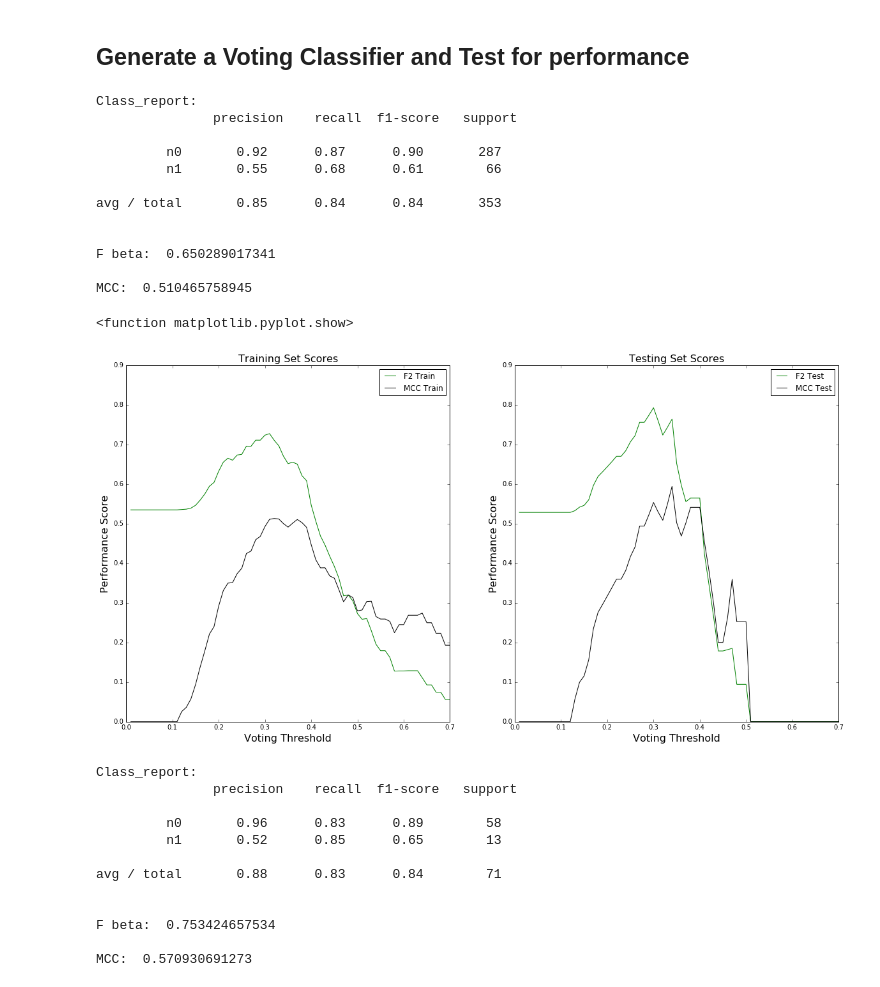
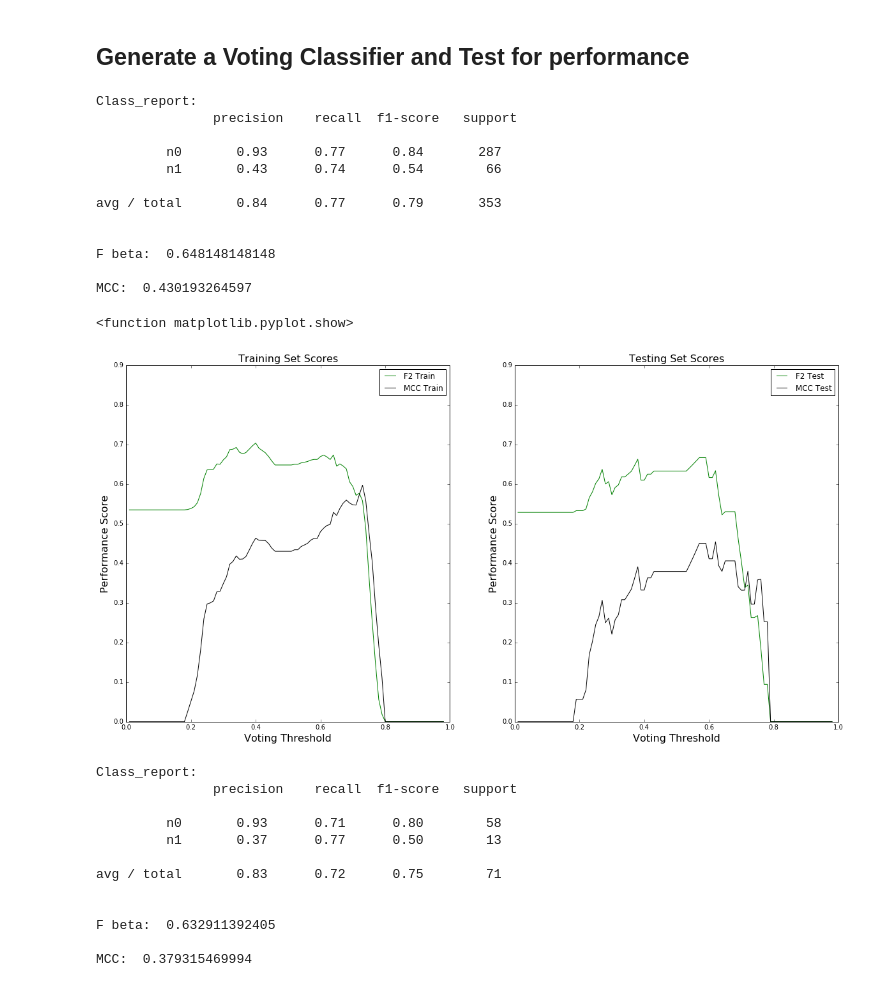
Before and after one commit to CCThompson82/Prostate_metastasis, a Jupyter notebook: PCa_Metastasis.ipynb, the cells around one changed output. Drawn from its saved outputs; the diff is of its cells as text; code cells hidden in the pictures.

```diff
--- a/PCa_Metastasis.ipynb
+++ b/PCa_Metastasis.ipynb
@@ -699,51 +684,43 @@ MCC:  0.214107189661
 clf_dict = {'SVM_fr' : {'model': clf_svm_fr,
                           'input_set': X_train.loc[:,best_genes],
                           'label_set' : y_train,
-                          'weight' : .5},
+                          'weight' : matthews_corrcoef(y_test, clf_svm_fr.predict(X_test.loc[:,best_genes]))},
             'SVM_fr_pca' : {'model': clf_svm_fr_pca,
                           'input_set': Xpca_train.loc[:,best_components],
                           'label_set' : ypca_train,
-                          'weight' : 1},
+                          'weight' : matthews_corrcoef(ypca_test, clf_svm_fr_pca.predict(Xpca_test.loc[:,best_components]))},
             'AdaBoost' : {'model': ada_clf,
                           'input_set': X_train,
                           'label_set' : y_train,
-                          'weight' : 0},
+                          'weight' : matthews_corrcoef(y_test, ada_clf.predict(X_test))},
             'Random_Forest' : {'model': RF_clf,
                           'input_set': X_train,
                           'label_set' : y_train,
-                          'weight' : .5},
+                          'weight' : matthews_corrcoef(y_test, RF_clf.predict(X_test))},
             'LogReg' : {'model': LR_clf,
                           'input_set': logisticDF,
                           'label_set' : y_train,
-                          'weight' : .5},
-            'SVM' : {'model': clf_svm,
-                          'input_set': Xpca_train,
-                          'label_set' : ypca_train,
-                          'weight' : 0}}
+                          'weight' : matthews_corrcoef(y_test, LR_clf.predict(logisticDF_test))}}
 test_dict = {'SVM_fr' : {'model': clf_svm_fr,
                           'input_set': X_test.loc[:,best_genes],
                           'label_set' : y_test,
-                          'weight' : .5},
+                          'weight' : matthews_corrcoef(y_test, clf_svm_fr.predict(X_test.loc[:,best_genes]))},
             'SVM_fr_pca' : {'model': clf_svm_fr_pca,
                           'input_set': Xpca_test.loc[:,best_components],
                           'label_set' : y_test,
-                          'weight' : 1},
+                          'weight' : matthews_corrcoef(ypca_test, clf_svm_fr_pca.predict(Xpca_test.loc[:,best_components]))},
             'AdaBoost' : {'model': ada_clf,
                           'input_set': X_test,
                           'label_set' : y_test,
-                          'weight' : 0},
+                          'weight' : matthews_corrcoef(y_test, ada_clf.predict(X_test))},
             'Random_Forest' : {'model': RF_clf,
                           'input_set': X_test,
                           'label_set' : y_test,
-                          'weight' : .5},
+                          'weight' : matthews_corrcoef(y_test, RF_clf.predict(X_test))},
             'LogReg' : {'model': LR_clf,
                           'input_set': logisticDF_test,
                           'label_set' : y_test,
-                          'weight' : .5},
-            'SVM' : {'model': clf_svm,
-                          'input_set': Xpca_test,
-                          'label_set' : ypca_test,
-                          'weight' : 0}}
+                          'weight' : matthews_corrcoef(y_test, LR_clf.predict(logisticDF_test))}}
 # %%
 
 def voter(clf_dict, threshold=0.5, verbose = True) :
@@ -753,16 +730,17 @@ def voter(clf_dict, threshold=0.5, verbose = True) :
     df = pd.DataFrame()
     weights = []
     for model in clf_dict.items() :
-        #print(model[0])
-        df[model[0]] = model[1]['model'].predict_proba(model[1]['input_set'])[:,1]
-        #index = model[1]['label_set'].index
-        #df[model[0]].replace({'n1':1,'n0':0}, inplace = True)
+        if model[0] in ['SVM', 'SVM_fr_pca', 'SVM_fr'] :
+            df[model[0]] = model[1]['model'].predict(model[1]['input_set'])
+            df[model[0]].replace({'n1':1,'n0':0}, inplace = True)
+        else :
+            df[model[0]] = model[1]['model'].predict_proba(model[1]['input_set'])[:,1]
         df[model[0]] = df[model[0]].apply(lambda x : x*model[1]['weight'])
         weights.append(model[1]['weight'])
-    df.set_index(clf_dict['SVM']['label_set'].index, inplace=True)
+    df.set_index(clf_dict['LogReg']['label_set'].index, inplace=True)
     #print(weights)
     df['Weighted_Vote'] = df.apply(lambda x : sum(x)/np.sum(weights), axis = 1)
-    df['actual_y'] = list(clf_dict['SVM']['label_set'])
+    df['actual_y'] = list(clf_dict['LogReg']['label_set'])
     df['called_y'] = df['Weighted_Vote'].apply(lambda x : x >= threshold)
     df['called_y'] = df['called_y'].replace({False : 'n0', True : 'n1'})
     #print(df.tail(10)) #[Debug]
@@ -773,20 +751,20 @@ def voter(clf_dict, threshold=0.5, verbose = True) :
     return(fbeta_score(df['actual_y'], df['called_y'], beta = 2, pos_label='n1'),
            matthews_corrcoef(df['actual_y'], df['called_y']))
 # %%
-F2_train, MCC_train = voter(clf_dict, 0.37, verbose=True)
+F2_train, MCC_train = voter(clf_dict, 0.5, verbose=True)
 # %% [output]
 Class_report:
                precision    recall  f1-score   support
 
-         n0       0.92      0.87      0.90       287
-         n1       0.55      0.68      0.61        66
+         n0       0.93      0.77      0.84       287
+         n1       0.43      0.74      0.54        66
 
-avg / total       0.85      0.84      0.84       353
+avg / total       0.84      0.77      0.79       353
 
 
-F beta:  0.650289017341
+F beta:  0.648148148148
 
-MCC:  0.510465758945
+MCC:  0.430193264597
 # %%
 """Find appropriate voting threshold"""
 #TH = pd.DataFrame(columns= ['Threshold', 'F2'])
@@ -804,39 +782,39 @@ Test_TH = pd.DataFrame(temp_list, columns = ['Threshold', 'F2', 'MCC'])
 # %%
 TH_fig = plt.figure(figsize=(20,10))
 A = TH_fig.add_subplot(1,2,1)
 B = TH_fig.add_subplot(1,2,2)
 A.plot(Train_TH['Threshold'], Train_TH['F2'], color = 'green', label='F2 Train')
 A.plot(Train_TH['Threshold'], Train_TH['MCC'], color = 'black', label = 'MCC Train')
 B.plot(Test_TH['Threshold'], Test_TH['F2'], color = 'green', label = 'F2 Test')
 B.plot(Test_TH['Threshold'], Test_TH['MCC'], color = 'black', label = 'MCC Test')
 A.legend(loc='best')
 B.legend()
 A.set_ylim(0,.9)
-A.set_xlim(0,0.7)
-B.set_xlim(0,0.7)
+A.set_xlim(0,1)
+B.set_xlim(0,1)
 B.set_ylim(0,.9)
 A.set_title('Training Set Scores', fontsize=16)
 B.set_title('Testing Set Scores', fontsize=16)
 A.set_ylabel('Performance Score', fontsize=16)
 B.set_ylabel('Performance Score', fontsize=16)
 A.set_xlabel('Voting Threshold', fontsize=16)
 B.set_xlabel('Voting Threshold', fontsize=16)
 plt.show
 # %% [output]
 <function matplotlib.pyplot.show>
-[figure, old version]
+[figure, new version]
 # %%
-F2, MCC = voter(test_dict, threshold=0.333, verbose=True)
+F2, MCC = voter(test_dict, threshold=0.5, verbose=True)
 # %% [output]
 Class_report:
                precision    recall  f1-score   support
 
-         n0       0.96      0.83      0.89        58
-         n1       0.52      0.85      0.65        13
+         n0       0.93      0.71      0.80        58
+         n1       0.37      0.77      0.50        13
 
-avg / total       0.88      0.83      0.84        71
+avg / total       0.83      0.72      0.75        71
 
 
-F beta:  0.753424657534
+F beta:  0.632911392405
 
-MCC:  0.570930691273
+MCC:  0.379315469994
```
Also changed, not shown: parts of 28 cells of this notebook.
